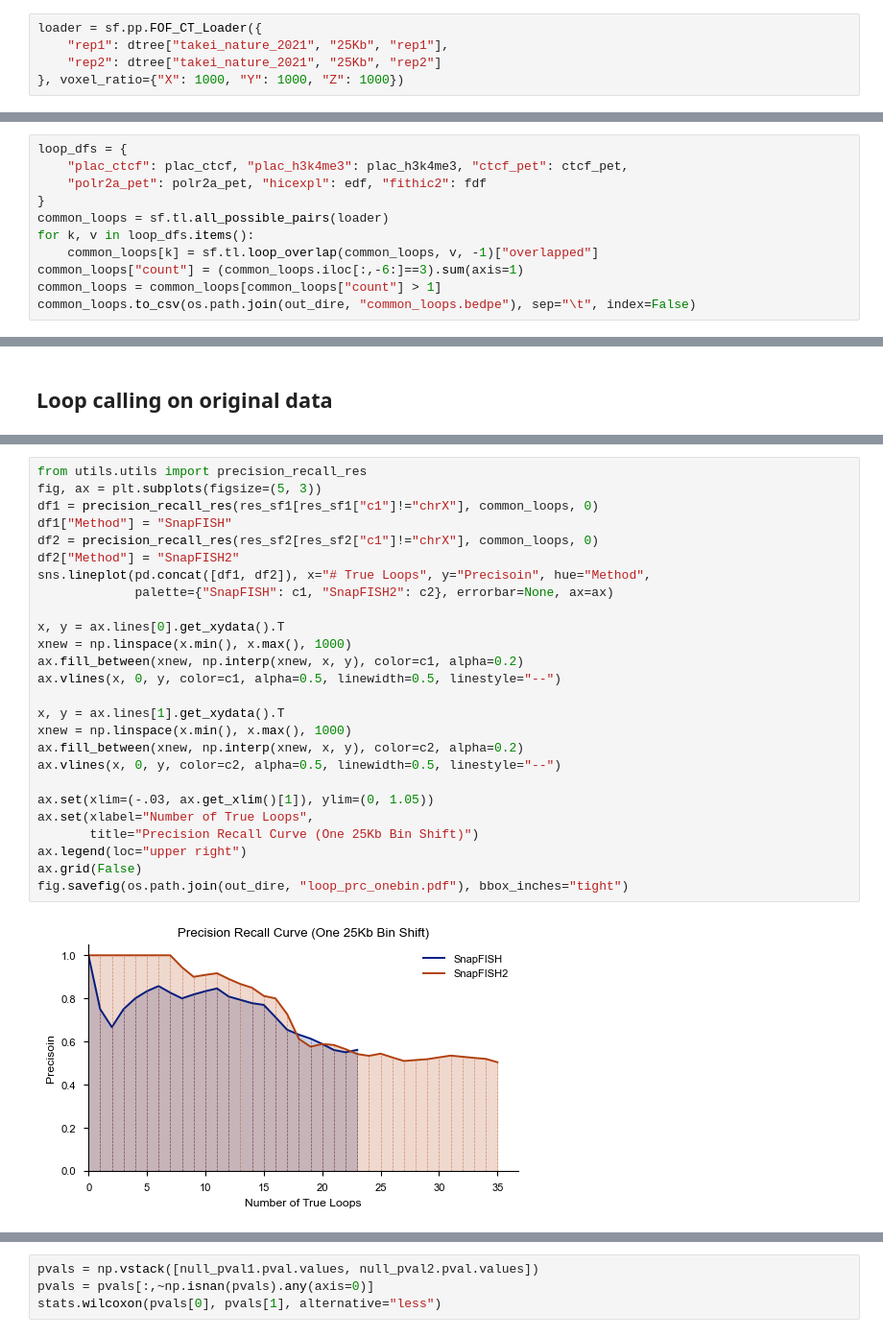
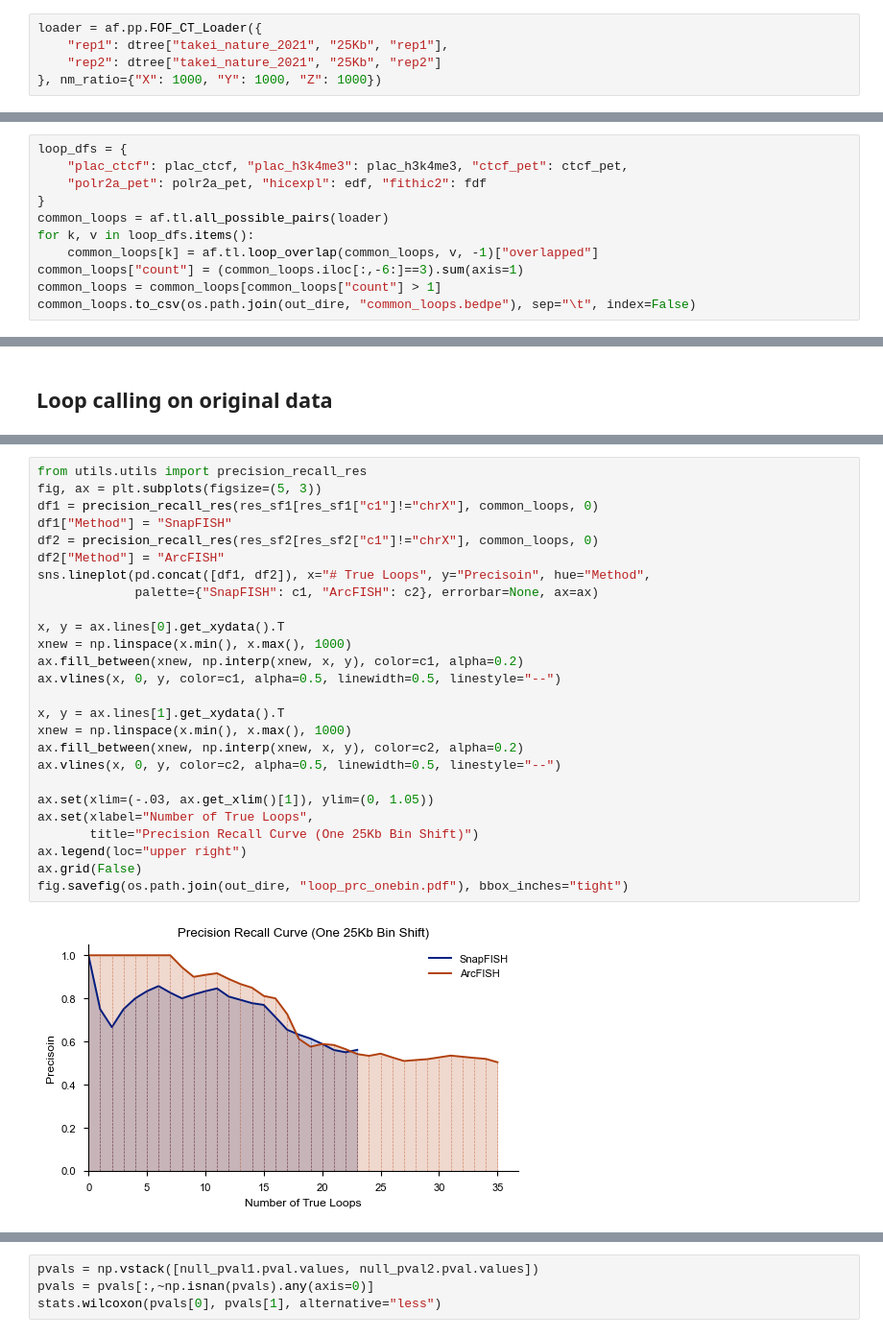
Before and after one commit to hyuyu104/ArcFISH, a Jupyter notebook: figures/1loop_benchmark.ipynb, the cells around one changed output, grey strips where cells are left out. Shown at 96% size. Saved outputs shown, nothing was run; the diff lists cells and outputs as text.

```diff
--- a/figures/1loop_benchmark.ipynb
+++ b/figures/1loop_benchmark.ipynb
@@ -27,7 +55,7 @@ np.sum(n**(-2)*2**(-n))
 # %%
 dtree = DataTree("../data")
 # %%
-loader = sf.pp.FOF_CT_Loader({
+loader = af.pp.FOF_CT_Loader({
     "rep1": dtree["takei_nature_2021", "25Kb", "rep1"],
     "rep2": dtree["takei_nature_2021", "25Kb", "rep2"]
-}, voxel_ratio={"X": 1000, "Y": 1000, "Z": 1000})
+}, nm_ratio={"X": 1000, "Y": 1000, "Z": 1000})
@@ -120,9 +122,9 @@ loop_dfs = {
     "plac_ctcf": plac_ctcf, "plac_h3k4me3": plac_h3k4me3, "ctcf_pet": ctcf_pet,
     "polr2a_pet": polr2a_pet, "hicexpl": edf, "fithic2": fdf
 }
-common_loops = sf.tl.all_possible_pairs(loader)
+common_loops = af.tl.all_possible_pairs(loader)
 for k, v in loop_dfs.items():
-    common_loops[k] = sf.tl.loop_overlap(common_loops, v, -1)["overlapped"]
+    common_loops[k] = af.tl.loop_overlap(common_loops, v, -1)["overlapped"]
 common_loops["count"] = (common_loops.iloc[:,-6:]==3).sum(axis=1)
 common_loops = common_loops[common_loops["count"] > 1]
 common_loops.to_csv(os.path.join(out_dire, "common_loops.bedpe"), sep="\t", index=False)
@@ -410,31 +414,31 @@ sf.pl.pairwise_heatmap(res["final"], ax=axes[3], cmap="Reds", cbar=False)
 # %%
 from utils.utils import precision_recall_res
 fig, ax = plt.subplots(figsize=(5, 3))
 df1 = precision_recall_res(res_sf1[res_sf1["c1"]!="chrX"], common_loops, 0)
 df1["Method"] = "SnapFISH"
 df2 = precision_recall_res(res_sf2[res_sf2["c1"]!="chrX"], common_loops, 0)
-df2["Method"] = "SnapFISH2"
+df2["Method"] = "ArcFISH"
 sns.lineplot(pd.concat([df1, df2]), x="# True Loops", y="Precisoin", hue="Method",
-             palette={"SnapFISH": c1, "SnapFISH2": c2}, errorbar=None, ax=ax)
+             palette={"SnapFISH": c1, "ArcFISH": c2}, errorbar=None, ax=ax)
 
 x, y = ax.lines[0].get_xydata().T
 xnew = np.linspace(x.min(), x.max(), 1000)
 ax.fill_between(xnew, np.interp(xnew, x, y), color=c1, alpha=0.2)
 ax.vlines(x, 0, y, color=c1, alpha=0.5, linewidth=0.5, linestyle="--")
 
 x, y = ax.lines[1].get_xydata().T
 xnew = np.linspace(x.min(), x.max(), 1000)
 ax.fill_between(xnew, np.interp(xnew, x, y), color=c2, alpha=0.2)
 ax.vlines(x, 0, y, color=c2, alpha=0.5, linewidth=0.5, linestyle="--")
 
 ax.set(xlim=(-.03, ax.get_xlim()[1]), ylim=(0, 1.05))
 ax.set(xlabel="Number of True Loops",
        title="Precision Recall Curve (One 25Kb Bin Shift)")
 ax.legend(loc="upper right")
 ax.grid(False)
 fig.savefig(os.path.join(out_dire, "loop_prc_onebin.pdf"), bbox_inches="tight")
 # %% [output]
-[figure, old version]
+[figure, new version]
 # %%
 fig, ax = plt.subplots(figsize=(5, 3))
 df1 = precision_recall_res(res_sf1[res_sf1["c1"]!="chrX"], common_loops, -1)
```
Also changed, not shown: parts of 42 cells of this notebook, 27 other files.
